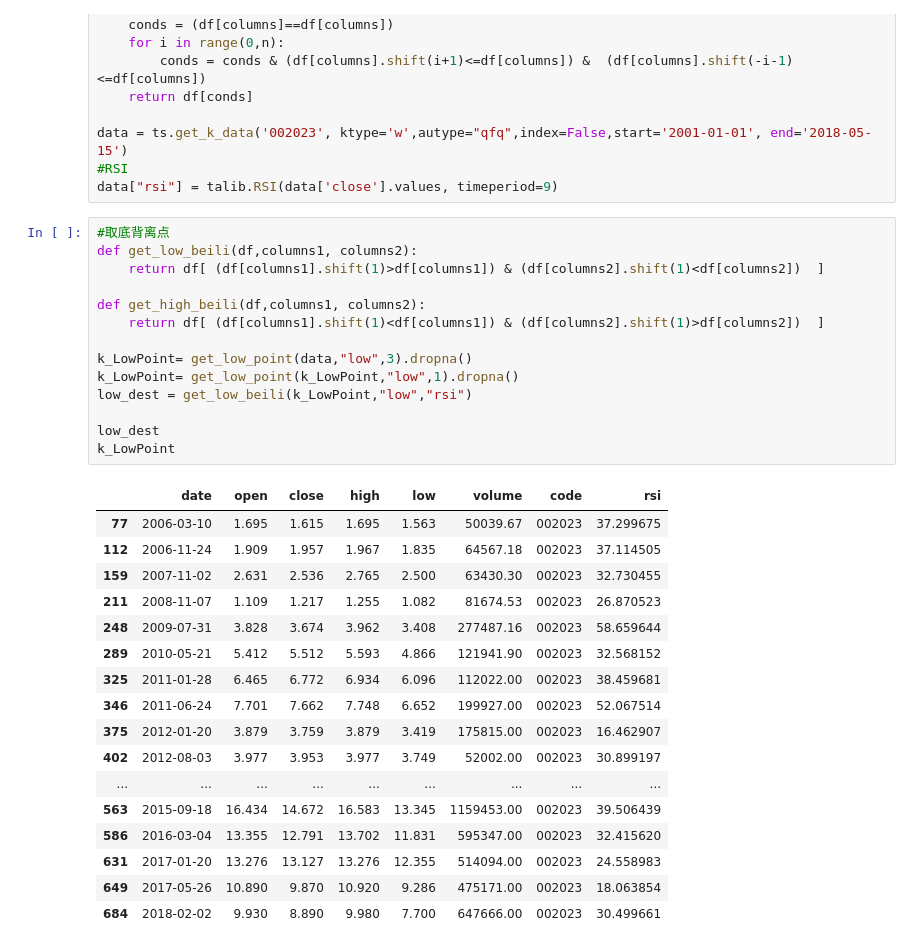
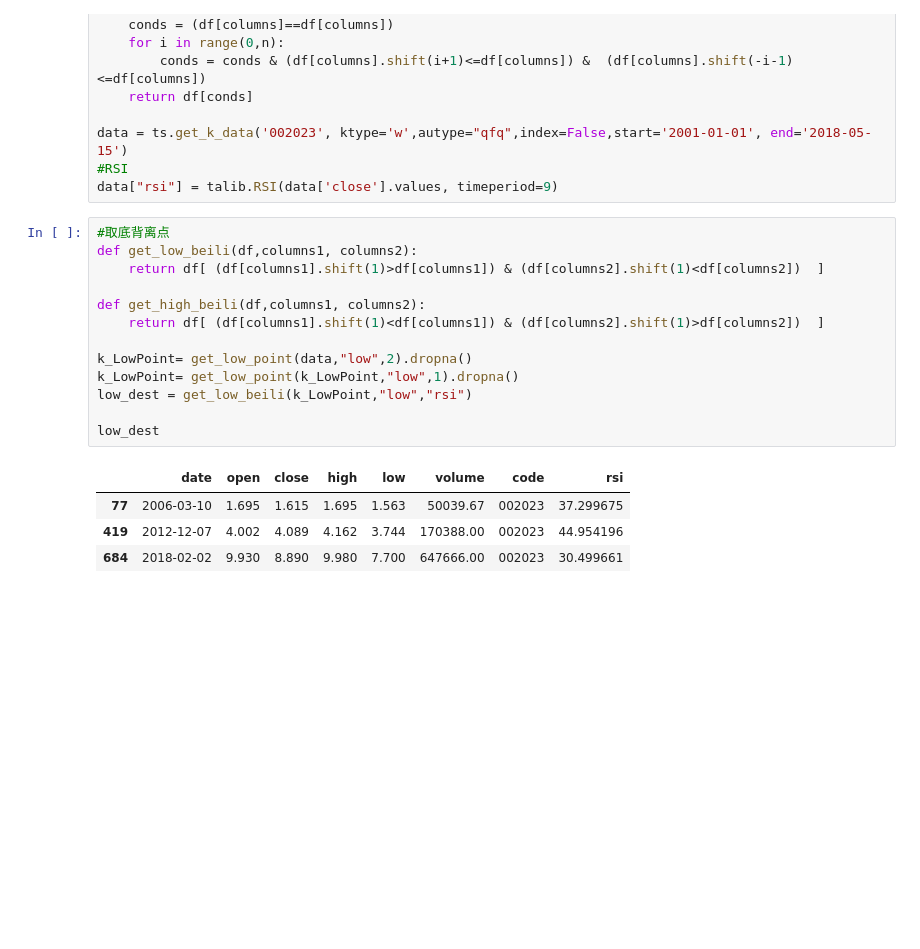
Before and after one commit to huanghan/notebook-01, a Jupyter notebook: 002023.ipynb, the cells around one changed output. Drawn from its saved outputs; the diff is of its cells as text; blank space fills up the shorter version.

```diff
--- a/002023.ipynb
+++ b/002023.ipynb
@@ -27,33 +27,19 @@ data["rsi"] = talib.RSI(data['close'].values, timeperiod=9)
 # %%
 #取底背离点
 def get_low_beili(df,columns1, columns2):
     return df[ (df[columns1].shift(1)>df[columns1]) & (df[columns2].shift(1)<df[columns2])  ]
 
 def get_high_beili(df,columns1, columns2):
     return df[ (df[columns1].shift(1)<df[columns1]) & (df[columns2].shift(1)>df[columns2])  ]
 
-k_LowPoint= get_low_point(data,"low",3).dropna()
+k_LowPoint= get_low_point(data,"low",2).dropna()
 k_LowPoint= get_low_point(k_LowPoint,"low",1).dropna()
 low_dest = get_low_beili(k_LowPoint,"low","rsi")
 
 low_dest
-k_LowPoint
 # %% [output]
 |  | date | open | close | high | low | volume | code | rsi |
 | 77 | 2006-03-10 | 1.695 | 1.615 | 1.695 | 1.563 | 50039.67 | 002023 | 37.299675 |
-| 112 | 2006-11-24 | 1.909 | 1.957 | 1.967 | 1.835 | 64567.18 | 002023 | 37.114505 |
-| 159 | 2007-11-02 | 2.631 | 2.536 | 2.765 | 2.500 | 63430.30 | 002023 | 32.730455 |
-| 211 | 2008-11-07 | 1.109 | 1.217 | 1.255 | 1.082 | 81674.53 | 002023 | 26.870523 |
-| 248 | 2009-07-31 | 3.828 | 3.674 | 3.962 | 3.408 | 277487.16 | 002023 | 58.659644 |
-| 289 | 2010-05-21 | 5.412 | 5.512 | 5.593 | 4.866 | 121941.90 | 002023 | 32.568152 |
-| 325 | 2011-01-28 | 6.465 | 6.772 | 6.934 | 6.096 | 112022.00 | 002023 | 38.459681 |
-| 346 | 2011-06-24 | 7.701 | 7.662 | 7.748 | 6.652 | 199927.00 | 002023 | 52.067514 |
-| 375 | 2012-01-20 | 3.879 | 3.759 | 3.879 | 3.419 | 175815.00 | 002023 | 16.462907 |
-| 402 | 2012-08-03 | 3.977 | 3.953 | 3.977 | 3.749 | 52002.00 | 002023 | 30.899197 |
-| ... | ... | ... | ... | ... | ... | ... | ... | ... |
-| 563 | 2015-09-18 | 16.434 | 14.672 | 16.583 | 13.345 | 1159453.00 | 002023 | 39.506439 |
-| 586 | 2016-03-04 | 13.355 | 12.791 | 13.702 | 11.831 | 595347.00 | 002023 | 32.415620 |
-| 631 | 2017-01-20 | 13.276 | 13.127 | 13.276 | 12.355 | 514094.00 | 002023 | 24.558983 |
-| 649 | 2017-05-26 | 10.890 | 9.870 | 10.920 | 9.286 | 475171.00 | 002023 | 18.063854 |
+| 419 | 2012-12-07 | 4.002 | 4.089 | 4.162 | 3.744 | 170388.00 | 002023 | 44.954196 |
 | 684 | 2018-02-02 | 9.930 | 8.890 | 9.980 | 7.700 | 647666.00 | 002023 | 30.499661 |
 # %%
```
Also changed, not shown: parts of 2 cells of this notebook.
